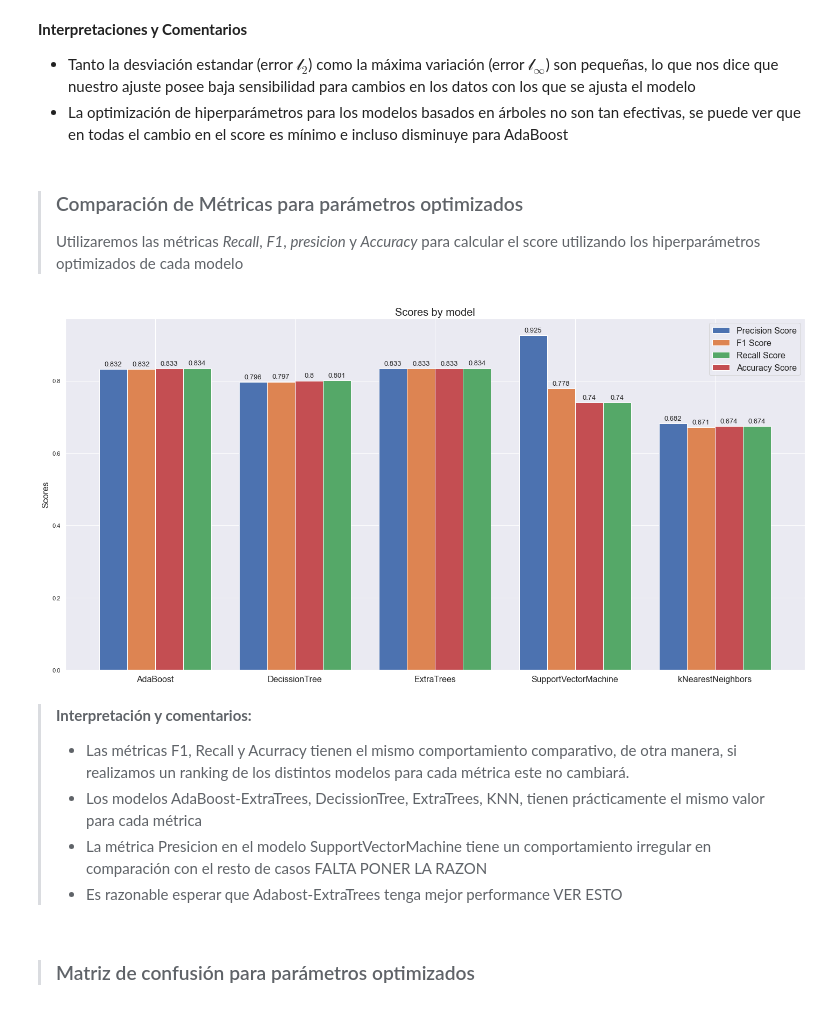
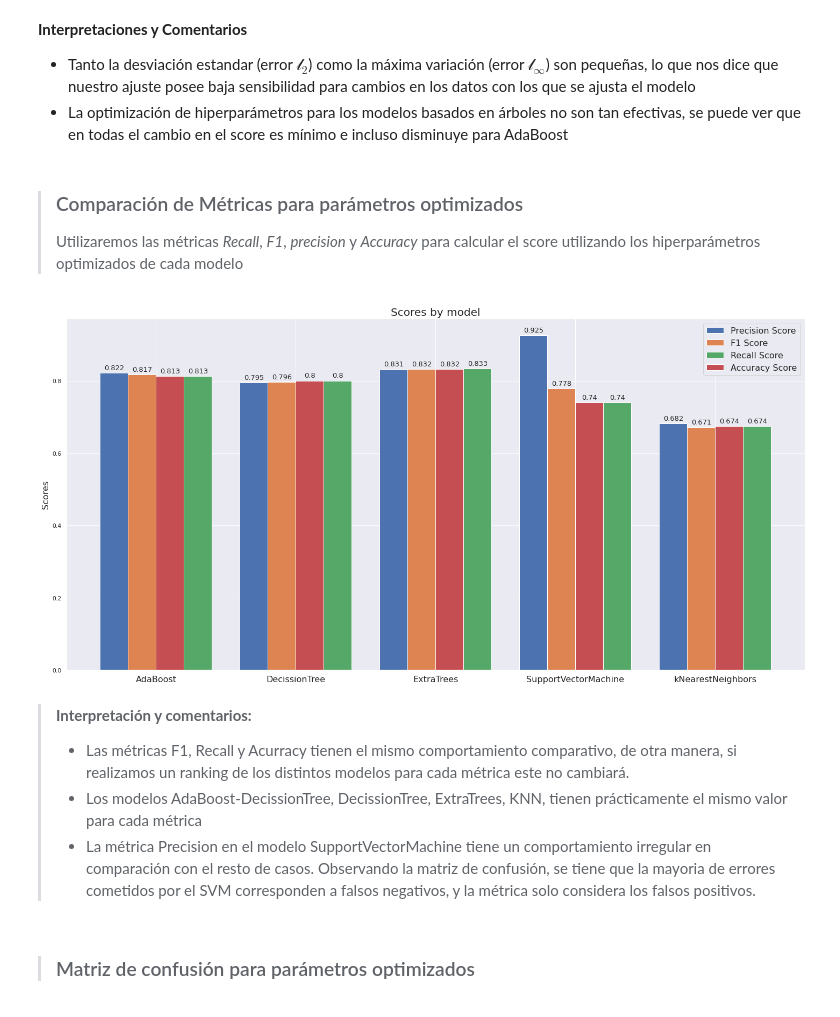
Before and after one commit to brunomb97/mat281-proyecto, a Jupyter notebook: resultados.ipynb, the cells around one changed output. Saved outputs shown, nothing was run; the diff lists cells and outputs as text; code cells hidden in the pictures.

```diff
--- a/resultados.ipynb
+++ b/resultados.ipynb
@@ -758,8 +762,6 @@ Modelo: AB
 # %%
-abBestParams = best_params(AdaBoostClassifier(),
-                     {'base_estimator': [ExtraTreesClassifier().set_params(**etBestParams),
-                                         DecisionTreeClassifier().set_params(**dtBestParams)],
-                    'n_estimators': range(150, 280, 20)},
+abBestParams = best_params(AdaBoostClassifier(DecisionTreeClassifier(criterion = 'entropy', max_depth=10)),
+                     {'n_estimators': range(150, 280, 20)},
                      Xcl_train,
                      ycl_train,
                    v = 2)
@@ -773,8 +775,7 @@ Fitting 5 folds for each of 14 candidates, totalling 70 fits
 # %%
-abBestParams = {'base_estimator': ExtraTreesClassifier(criterion='gini', n_estimators=260), 'n_estimators': 190}
 name = 'AB'
 
-ab = AdaBoostClassifier()
+ab = AdaBoostClassifier(DecisionTreeClassifier(criterion = 'entropy', max_depth=10))
 ab.set_params(**abBestParams)
 ab.fit(Xcl_train, ycl_train)
 
@@ -842,7 +843,7 @@ dfPostScoreStats = (pd.DataFrame.from_dict(PostScoreStats,
                      'kNN': 'kNearestNeighbors',
                      'SVC': 'SupportVectorMachine',
                      'AB': 'AdaBoost'})
-             .sort_values(by='Score', ascending=True))
+             .sort_values(by='Score', ascending=False))
 dfPostScoreStats
 # %% [output]
 |  | Score |
@@ -860,7 +861,7 @@ dfPostCVStats = (pd.DataFrame.from_dict(PostCVStats,
                      'kNN': 'kNearestNeighbors',
                      'SVC': 'SupportVectorMachine',
                      'AB': 'AdaBoost'})
-             .sort_values(by='Score', ascending=True))
+             .sort_values(by='Score', ascending=False))
 dfPostCVStats
 # %% [output]
 |  | Score | Desviación | Máx. Variación |
@@ -964,6 +963,6 @@ plt.show()
 - La optimización de hiperparámetros para los modelos basados en árboles no son tan efectivas, se puede ver que en todas el cambio en el score es mínimo e incluso disminuye para AdaBoost
 # %% [markdown]
 > ### Comparación de Métricas para parámetros optimizados
-> Utilizaremos las métricas *Recall*, *F1*, *presicion* y *Accuracy* para calcular el score utilizando los hiperparámetros optimizados de cada modelo
+> Utilizaremos las métricas *Recall*, *F1*, *precision* y *Accuracy* para calcular el score utilizando los hiperparámetros optimizados de cada modelo
 # %%
 from sklearn.metrics import recall_score,f1_score,precision_score
@@ -1014,50 +1010,47 @@ f1sval = np.round(np.resize(dff1s.values, (5)),3)
 rsval = np.round(np.resize(dfrs.values, (5)),3)
 acsval = np.round(np.resize(dfPostScoreStats.sort_index().values, (5)),3)
 
-x = np.arange(len(labels))  # the label locations
-width = 0.8# the width of the bars
+x = np.arange(len(labels))
+width = 0.8
 fig, ax = plt.subplots(figsize = (20,10))
 rects1 = ax.bar(x - 3*width/8, psval, width/4, label='Precision Score')
 rects2 = ax.bar(x - 1*width/8, f1sval, width/4, label='F1 Score')
 rects3 = ax.bar(x + 3*width/8, rsval, width/4, label='Recall Score')
 rects4 = ax.bar(x + width/8, acsval, width/4, label='Accuracy Score')
 
-# Add some text for labels, title and custom x-axis tick labels, etc.
 ax.set_ylabel('Scores',fontsize = 16)
 ax.set_title('Scores by model',fontsize = 20)
 ax.set_xticks(x)
 ax.set_xticklabels(labels, fontsize = 16)
 ax.legend(fontsize = 16)
 
 
 def autolabel(rects):
-    """Attach a text label above each bar in *rects*, displaying its height."""
     for rect in rects:
         height = rect.get_height()
         ax.annotate('{}'.format(height),
                     xy=(rect.get_x() + rect.get_width() / 2, height),
-                    xytext=(0, 3),  # 3 points vertical offset
+                    xytext=(0, 3),
                     textcoords="offset points",
                     ha='center', va='bottom',fontsize=13)
 
 
 autolabel(rects1)
 autolabel(rects2)
 autolabel(rects3)
 autolabel(rects4)
 
 fig.tight_layout()
 
 plt.show()
 # %% [output]
-[figure, old version]
+[figure, new version]
 # %% [markdown]
 > **Interpretación y comentarios:**
 >
 >    - Las métricas F1, Recall y Acurracy tienen el mismo comportamiento comparativo, de otra manera, si realizamos un ranking de los distintos modelos para cada métrica este no cambiará.
->    - Los modelos AdaBoost-ExtraTrees, DecissionTree, ExtraTrees, KNN, tienen prácticamente el mismo valor para cada métrica
->    - La métrica Presicion en el modelo SupportVectorMachine tiene un comportamiento irregular en comparación con el resto de casos FALTA PONER LA RAZON
->    - Es razonable esperar que Adabost-ExtraTrees tenga mejor performance VER ESTO
+>    - Los modelos AdaBoost-DecissionTree, DecissionTree, ExtraTrees, KNN, tienen prácticamente el mismo valor para cada métrica
+>    - La métrica Precision en el modelo SupportVectorMachine tiene un comportamiento irregular en comparación con el resto de casos. Observando la matriz de confusión, se tiene que la mayoria de errores cometidos por el SVM corresponden a falsos negativos, y la métrica solo considera los falsos positivos.
 # %% [markdown]
 >### Matriz de confusión para parámetros optimizados
 # %%
```
Also changed, not shown: parts of 28 cells of this notebook.
